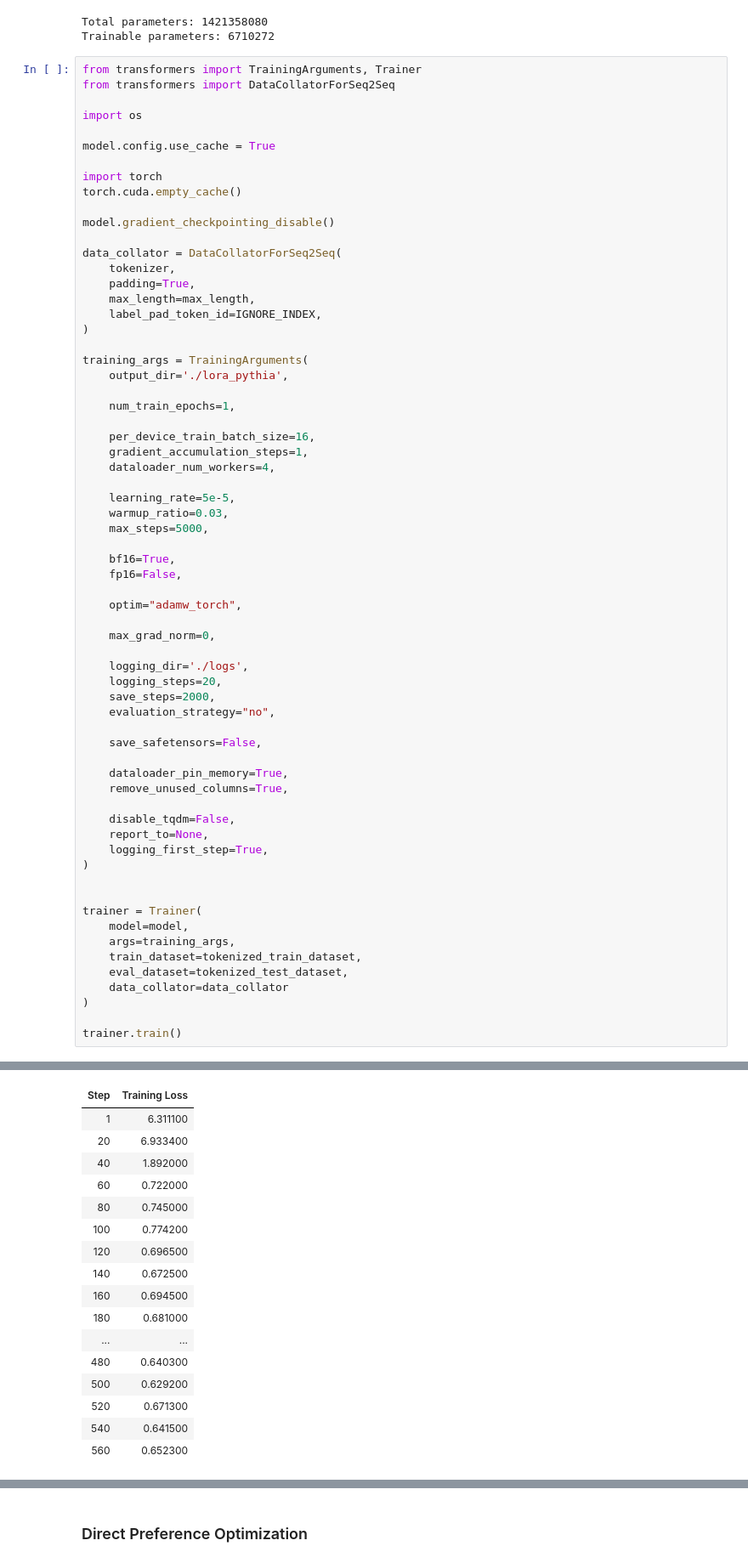
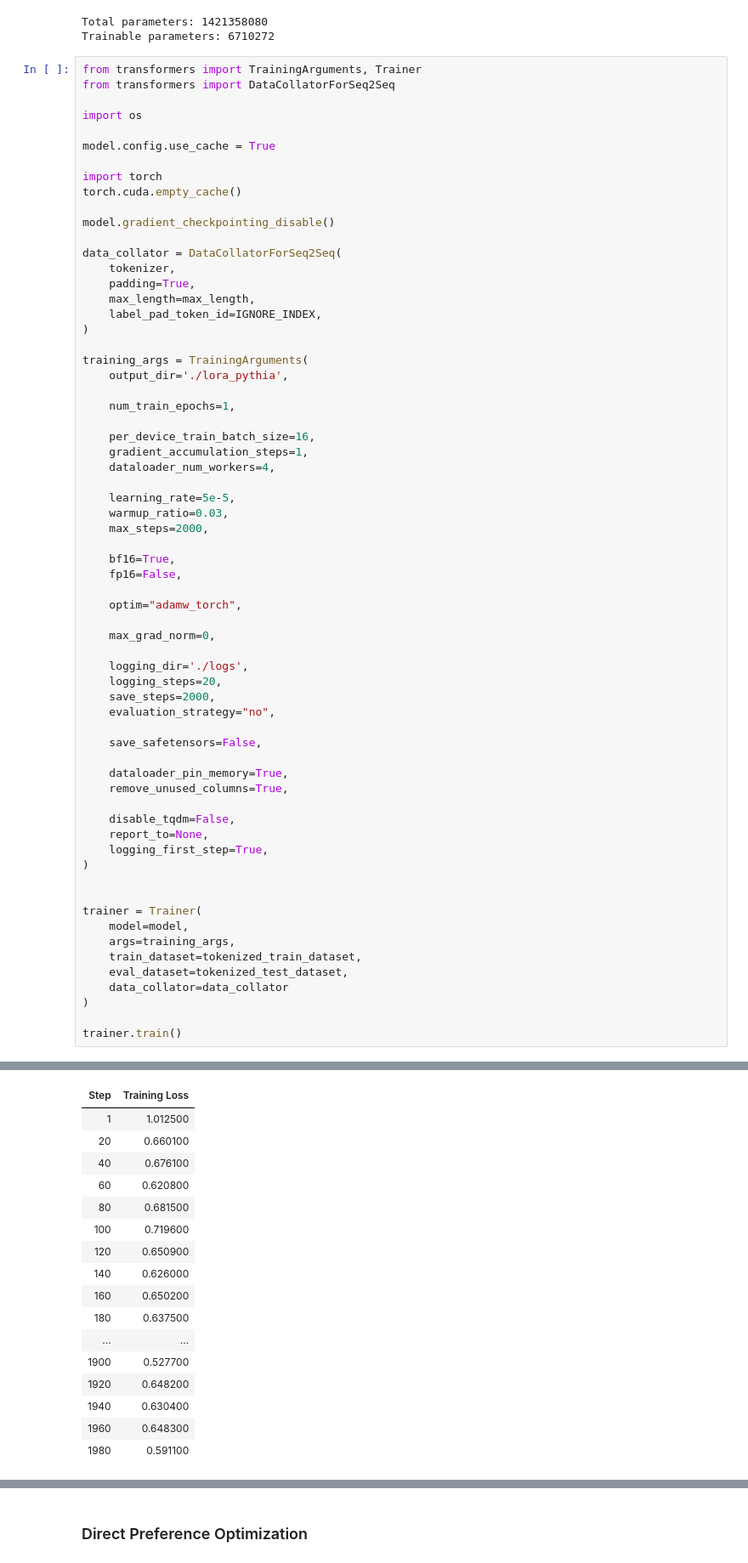
Before and after one commit to valerialevitskaya1204/hw_dpo, a Jupyter notebook: dpo-lev (10).ipynb, the cells around one changed output, grey strips where cells are left out. Shown: that part at 85% size. Drawn from its saved outputs; the diff is of its cells as text.

```diff
--- a/dpo-lev (10).ipynb
+++ b/dpo-lev (10).ipynb
@@ -649,7 +649,7 @@ training_args = TrainingArguments(
 
     learning_rate=5e-5,
     warmup_ratio=0.03,
-    max_steps=5000,
+    max_steps=2000,
 
     bf16=True,
     fp16=False,
@@ -705,17 +705,17 @@ To disable this warning, you can either:
 | Step | Training Loss |
-| 1 | 6.311100 |
-| 20 | 6.933400 |
-| 40 | 1.892000 |
-| 60 | 0.722000 |
-| 80 | 0.745000 |
-| 100 | 0.774200 |
-| 120 | 0.696500 |
-| 140 | 0.672500 |
-| 160 | 0.694500 |
-| 180 | 0.681000 |
+| 1 | 1.012500 |
+| 20 | 0.660100 |
+| 40 | 0.676100 |
+| 60 | 0.620800 |
+| 80 | 0.681500 |
+| 100 | 0.719600 |
+| 120 | 0.650900 |
+| 140 | 0.626000 |
+| 160 | 0.650200 |
+| 180 | 0.637500 |
 | ... | ... |
-| 480 | 0.640300 |
-| 500 | 0.629200 |
-| 520 | 0.671300 |
-| 540 | 0.641500 |
-| 560 | 0.652300 |
+| 1900 | 0.527700 |
+| 1920 | 0.648200 |
+| 1940 | 0.630400 |
+| 1960 | 0.648300 |
+| 1980 | 0.591100 |
```
Also changed, not shown: parts of 2 cells of this notebook.
